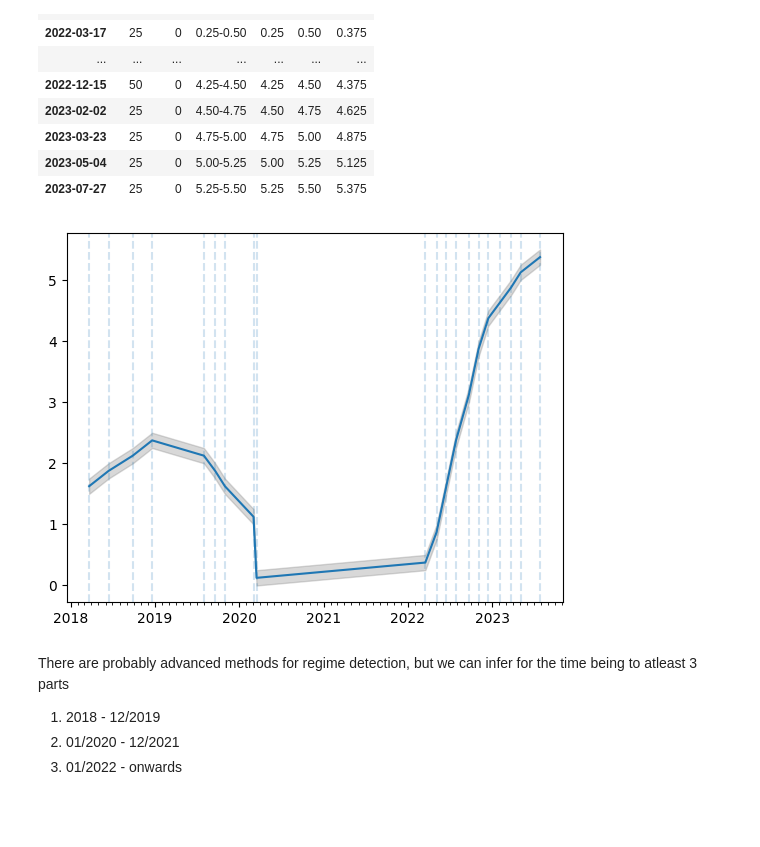
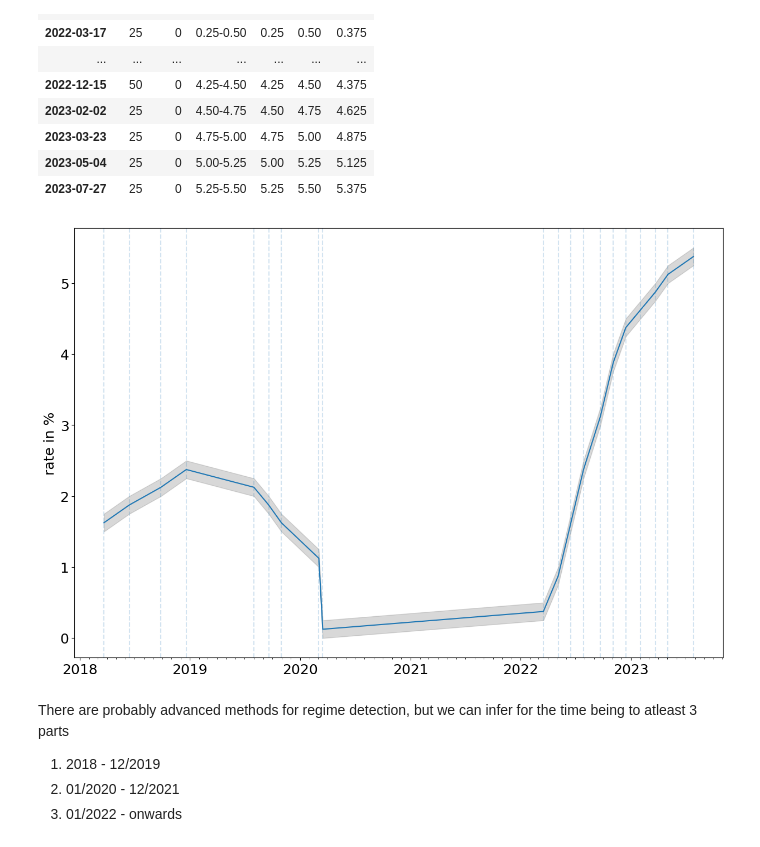
Before and after one commit to kilowiski/qf634_proj, a Jupyter notebook: code/634_fixfeature.ipynb, the cells around one changed output. Drawn from its saved outputs; the diff is of its cells as text; code cells hidden in the pictures; blank space fills up the shorter version.

```diff
--- a/code/634_fixfeature.ipynb
+++ b/code/634_fixfeature.ipynb
@@ -248,5 +248,7 @@ x_1mois
 | 2023-11-22 | 5.3530 |
 | 2023-11-23 | 5.3545 |
 1516 rows × 1 columns
+# %%
+plt.rcParams["font.size"] = "18"
 # %%
 fig, ax1 = plt.subplots(figsize=(15, 10))
@@ -372,21 +397,24 @@ x_fomcrate
 | 2023-07-27 | 25 | 0 | 5.25-5.50 | 5.25 | 5.50 | 5.375 |
 # %%
 # Plotting
-fig, ax = plt.subplots()
+fig, ax = plt.subplots(figsize=(15, 10))
 ax.plot(x_fomcrate.index, x_fomcrate["mean"], label="Mean Trend")
 ax.fill_between(
     x_fomcrate.index,
     x_fomcrate["lo"],
     x_fomcrate["hi"],
     color="gray",
     alpha=0.3,
     label="Confidence Interval",
 )
 ax.xaxis.set_minor_locator(mdates.MonthLocator())
 for rate_date in x_fomcrate.index:
     ax.axvline(rate_date, linestyle="dashed", alpha=0.2)
+ax.set_ylabel("rate in %")
+# fig.set_dpi(600)
+fig.savefig("fomc.jpeg", dpi=600)
 # %% [output]
-[figure, old version]
+[figure, new version]
 # %% [markdown]
 There are probably advanced methods for regime detection, but we can infer for the time being to atleast 3 parts
 1. 2018 - 12/2019
```
Also changed, not shown: parts of 13 cells of this notebook.
